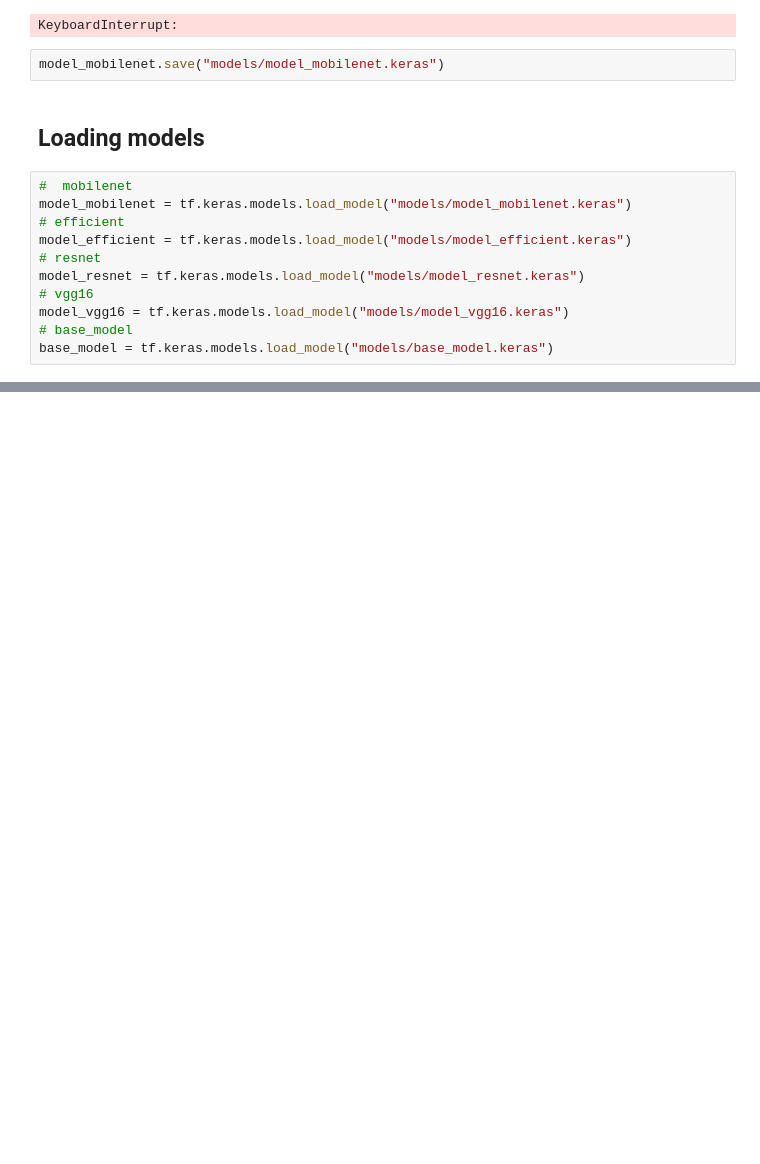
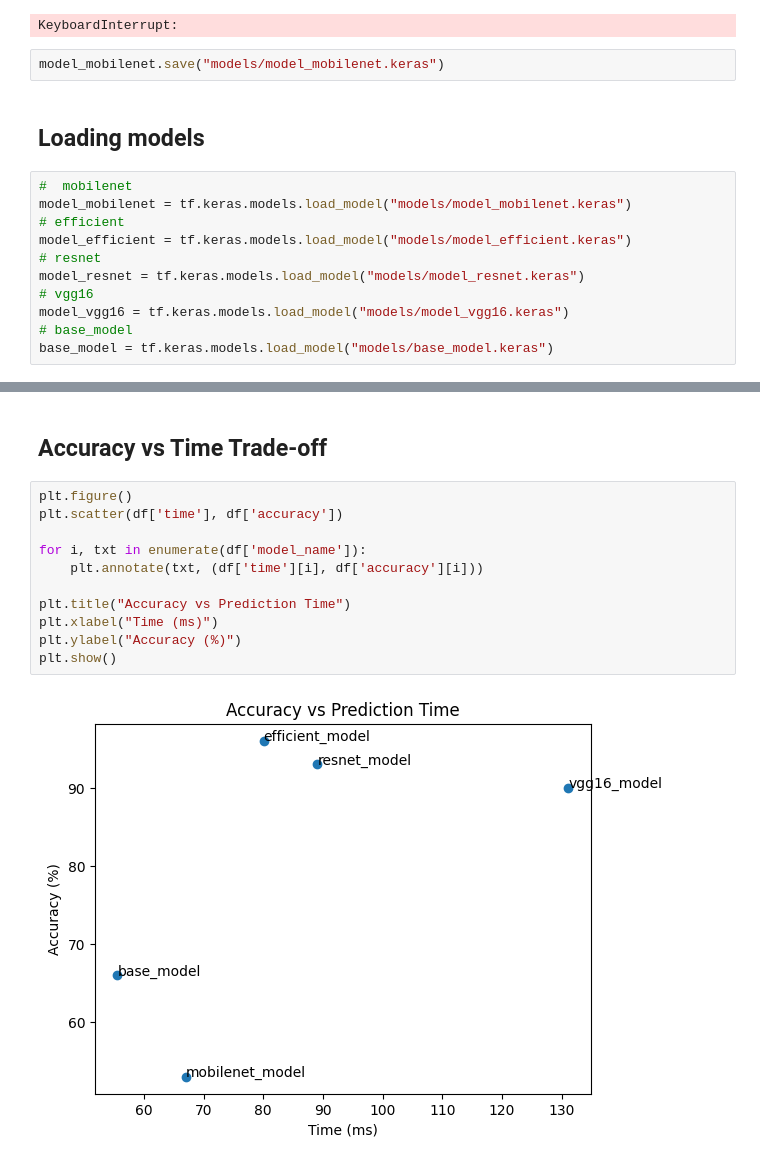
Before and after one commit to Asadullah2412/CNN-to-Transfer-Learning, a Jupyter notebook: transfer_learning.ipynb, the cells around one changed output, grey strips where cells are left out. Cells and saved outputs as stored; diff of their text form; blank space fills up the shorter version.

```diff
--- a/transfer_learning.ipynb
+++ b/transfer_learning.ipynb
@@ -748,0 +934,15 @@ print(class_names[np.argmax(pred)])
+# %% [markdown]
+## Accuracy vs Time Trade-off
+# %%
+plt.figure()
+plt.scatter(df['time'], df['accuracy'])
+
+for i, txt in enumerate(df['model_name']):
+    plt.annotate(txt, (df['time'][i], df['accuracy'][i]))
+
+plt.title("Accuracy vs Prediction Time")
+plt.xlabel("Time (ms)")
+plt.ylabel("Accuracy (%)")
+plt.show()
+# %% [output]
+[figure, added]
```
Also changed, not shown: parts of 19 cells of this notebook, 1 other file.
